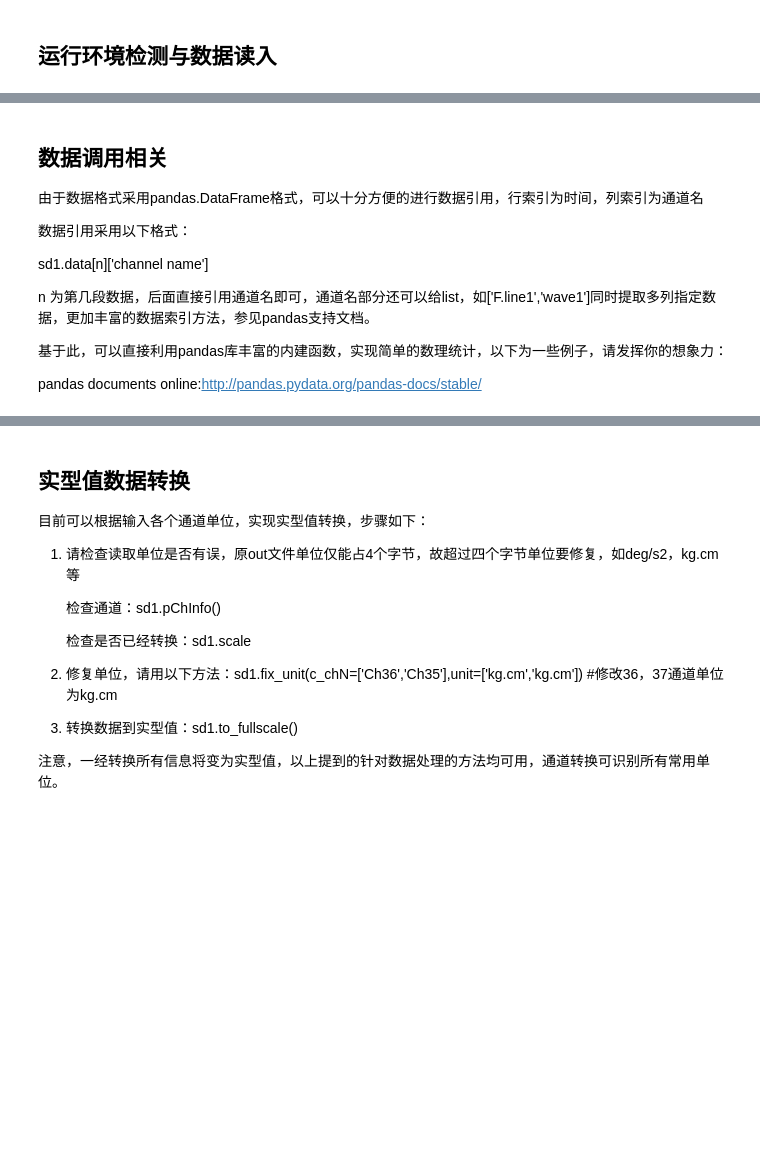
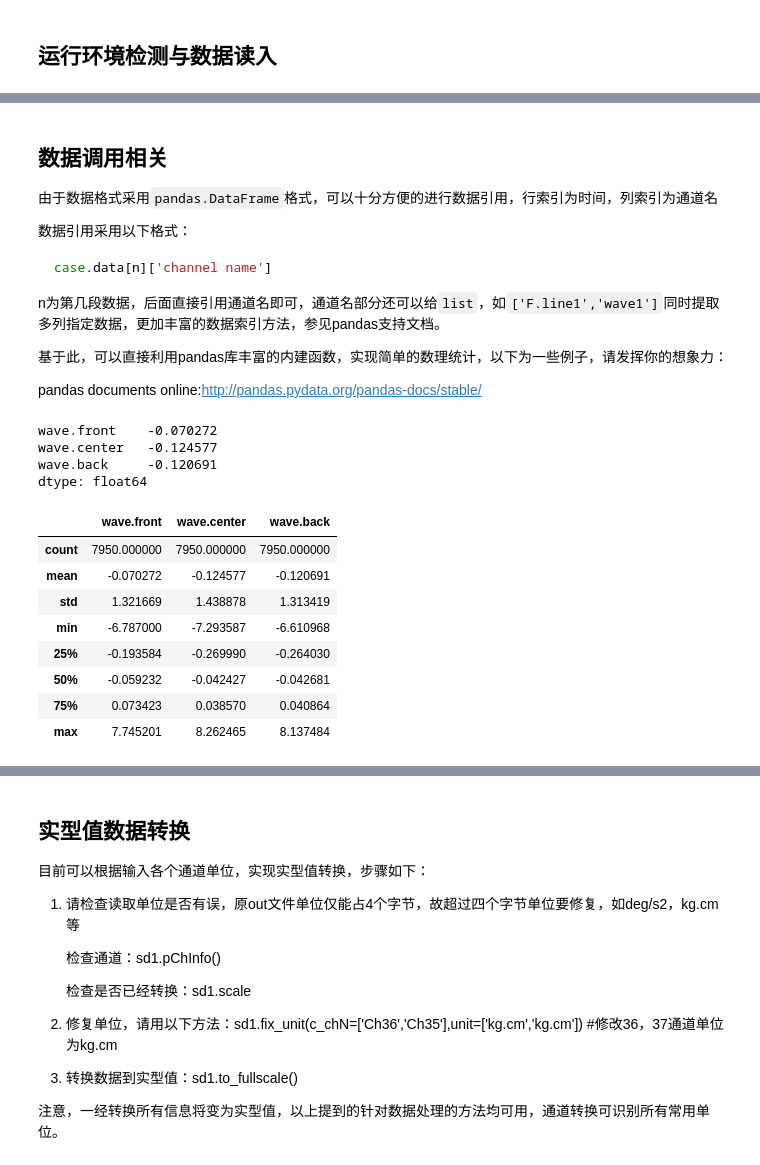
Before and after one commit to Alphabetliu/pydas, a Jupyter notebook: example.ipynb, the cells around one changed output, grey strips where cells are left out. Drawn from its saved outputs; the diff is of its cells as text; code cells hidden in the pictures; blank space fills up the shorter version.

````diff
--- a/example.ipynb
+++ b/example.ipynb
@@ -139,22 +168,39 @@ sd1.data[0].head(5)
 # %% [markdown]
 ## 数据调用相关
 
-由于数据格式采用pandas.DataFrame格式，可以十分方便的进行数据引用，行索引为时间，列索引为通道名
+由于数据格式采用`pandas.DataFrame`格式，可以十分方便的进行数据引用，行索引为时间，列索引为通道名
 
 数据引用采用以下格式：
 
-sd1.data[n]['channel name']
+```python
+case.data[n]['channel name']
+```
 
-n 为第几段数据，后面直接引用通道名即可，通道名部分还可以给list，如['F.line1','wave1']同时提取多列指定数据，更加丰富的数据索引方法，参见pandas支持文档。
+n为第几段数据，后面直接引用通道名即可，通道名部分还可以给`list`，如`['F.line1','wave1']`同时提取多列指定数据，更加丰富的数据索引方法，参见pandas支持文档。
 
 基于此，可以直接利用pandas库丰富的内建函数，实现简单的数理统计，以下为一些例子，请发挥你的想象力：
 
 pandas documents online:http://pandas.pydata.org/pandas-docs/stable/
 # %%
 #显示第1段数据所有通道平均值
-sd1.data[1].mean()
+case.data[1].mean()
+# %% [output]
+wave.front    -0.070272
+wave.center   -0.124577
+wave.back     -0.120691
+dtype: float64
 # %%
 #显示第1段数据相关数理统计信息
-sd1.data[1].describe()
+case.data[1].describe()
+# %% [output]
+|  | wave.front | wave.center | wave.back |
+| count | 7950.000000 | 7950.000000 | 7950.000000 |
+| mean | -0.070272 | -0.124577 | -0.120691 |
+| std | 1.321669 | 1.438878 | 1.313419 |
+| min | -6.787000 | -7.293587 | -6.610968 |
+| 25% | -0.193584 | -0.269990 | -0.264030 |
+| 50% | -0.059232 | -0.042427 | -0.042681 |
+| 75% | 0.073423 | 0.038570 | 0.040864 |
+| max | 7.745201 | 8.262465 | 8.137484 |
 # %%
 # 数据显示
````
Also changed, not shown: parts of 20 cells of this notebook, 2 other files.
